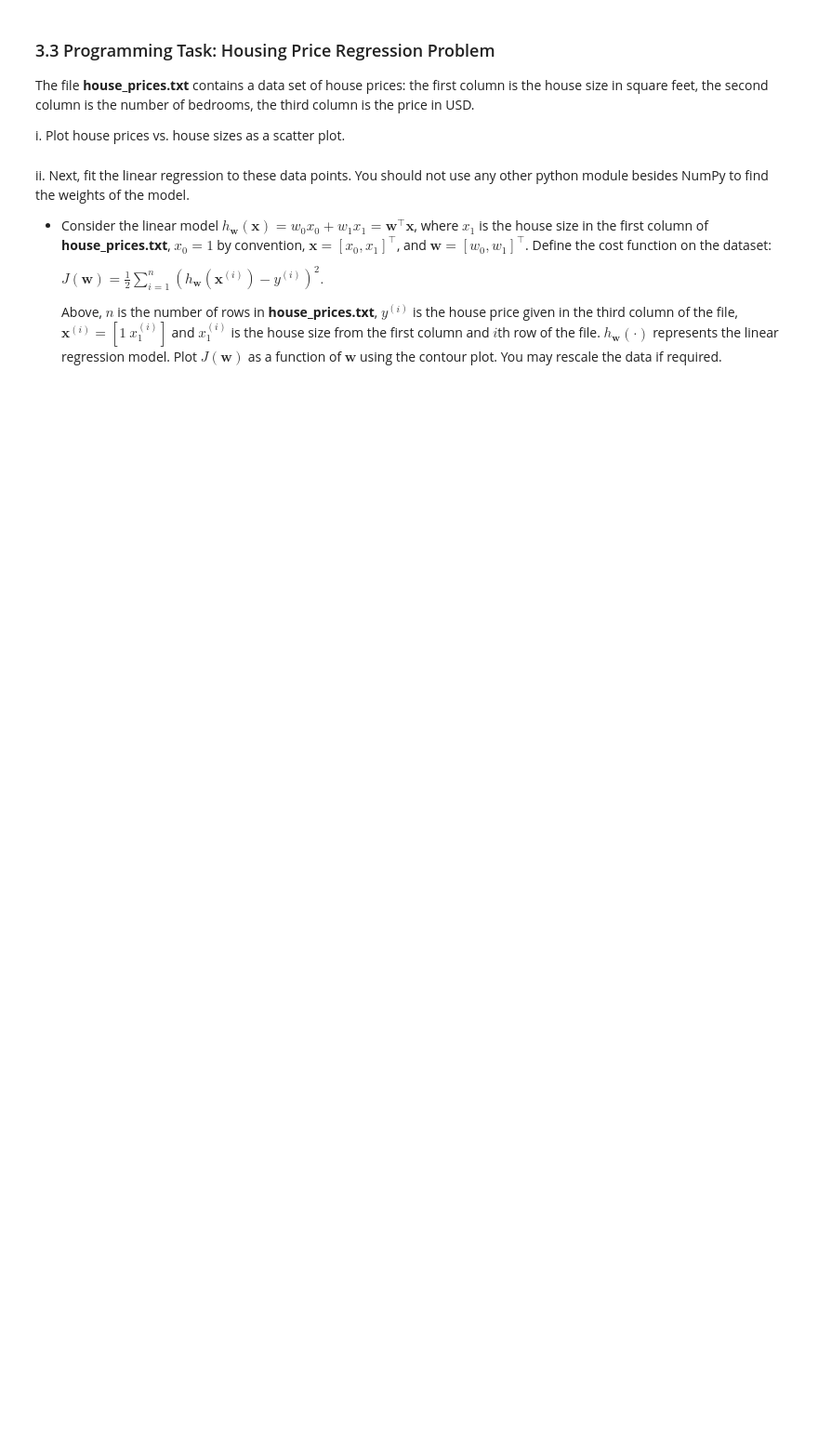
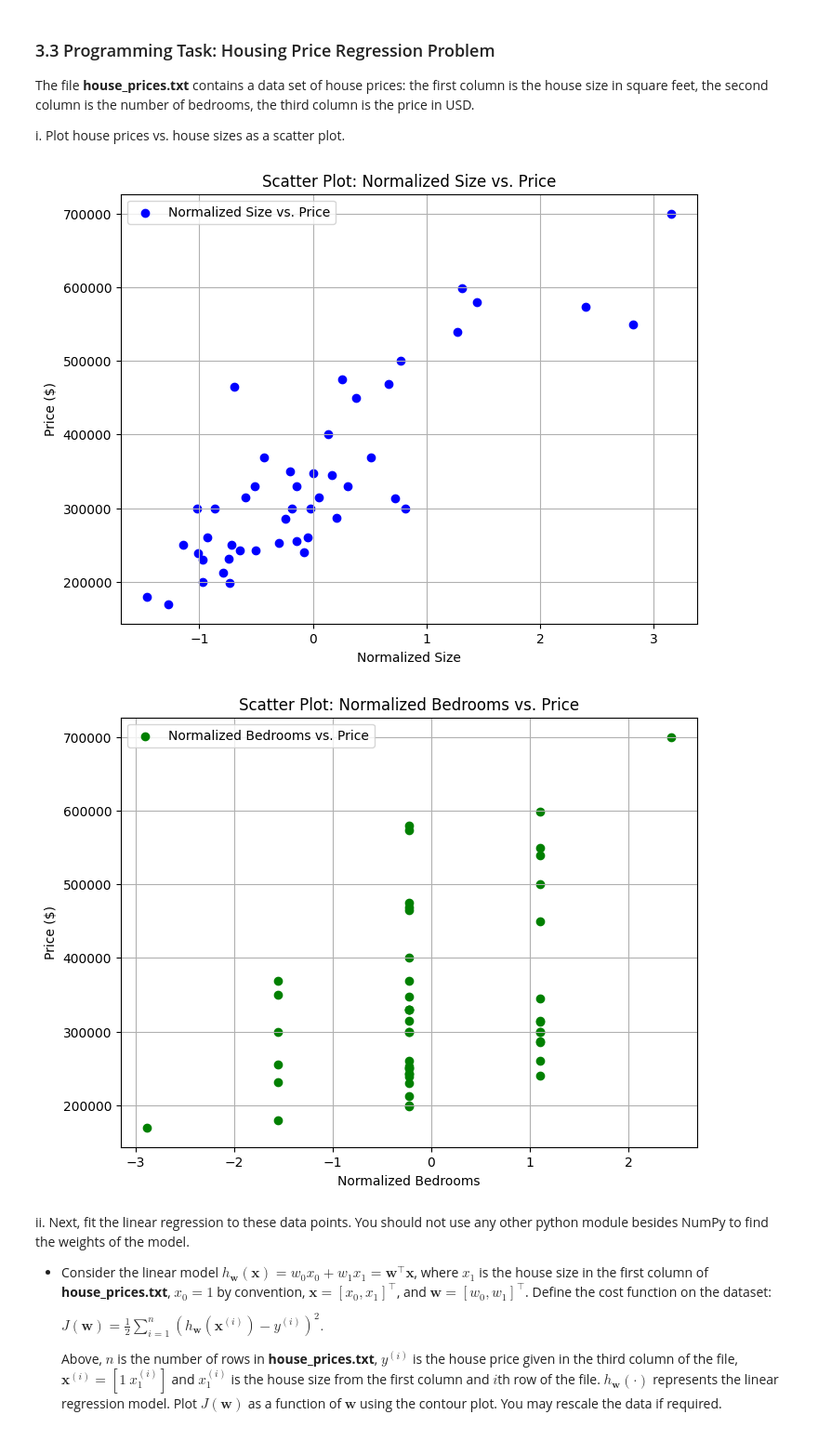
Before and after one commit to ahmadmadyy/Machine-Learning-Projects, a Jupyter notebook: Assignments/1/Supplement-3.ipynb, the cells around one changed output. Shown at 93% size. Cells and saved outputs as stored; diff of their text form; code cells hidden in the pictures; blank space fills up the shorter version.

```diff
--- a/Assignments/1/Supplement-3.ipynb
+++ b/Assignments/1/Supplement-3.ipynb
@@ -72,3 +120,48 @@ i\. Plot house prices vs. house sizes as a scatter plot.
+# %%
+import numpy as np
+import matplotlib.pyplot as plt
+
+# Step 1: Read and prepare data
+data = np.loadtxt("house_prices.txt", delimiter=",")
+size = data[:, 0]      # Size
+bedrooms = data[:, 1]  # Number of bedrooms
+price = data[:, 2]     # Price ($)
+
+# Step 2: Normalize features
+size_mean = np.mean(size)
+size_std = np.std(size)
+bedrooms_mean = np.mean(bedrooms)
+bedrooms_std = np.std(bedrooms)
+
+size_normalized = (size - size_mean) / size_std
+bedrooms_normalized = (bedrooms - bedrooms_mean) / bedrooms_std
+
+# Combine normalized features into X
+X = np.c_[size_normalized, bedrooms_normalized]
+y = price
+
+# Normalized Size vs. Price
+plt.figure(figsize=(8, 6))
+plt.scatter(size_normalized, price, c='blue', label="Normalized Size vs. Price")
+plt.xlabel("Normalized Size")
+plt.ylabel("Price ($)")
+plt.title("Scatter Plot: Normalized Size vs. Price")
+plt.legend()
+plt.grid(True)
+plt.show()
+
+# Normalized Bedrooms vs. Price
+plt.figure(figsize=(8, 6))
+plt.scatter(bedrooms_normalized, price, c='green', label="Normalized Bedrooms vs. Price")
+plt.xlabel("Normalized Bedrooms")
+plt.ylabel("Price ($)")
+plt.title("Scatter Plot: Normalized Bedrooms vs. Price")
+plt.legend()
+plt.grid(True)
+plt.show()
+# %% [output]
+[figure, added]
+[figure, added]
 # %% [markdown]
 ii\. Next, fit the linear regression to these data points. You should not use
     any other python module besides NumPy to find the weights of the model.
```
Also changed, not shown: parts of 18 cells of this notebook.
